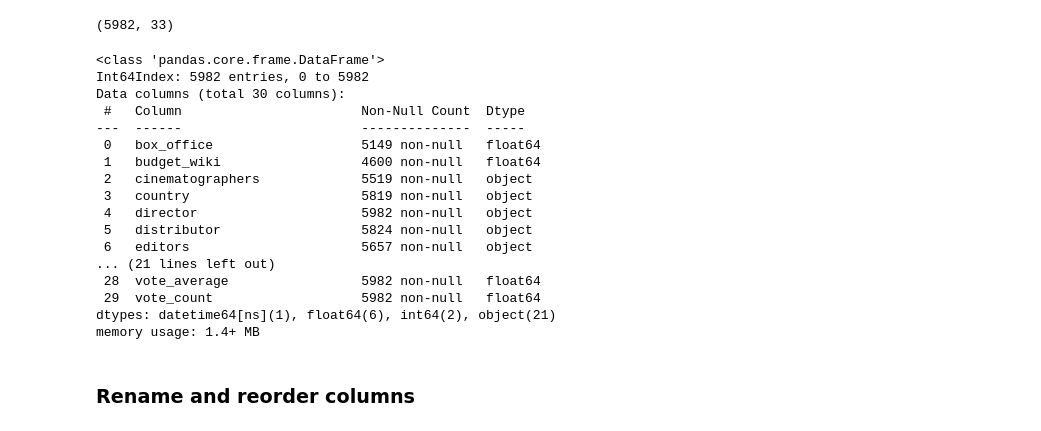
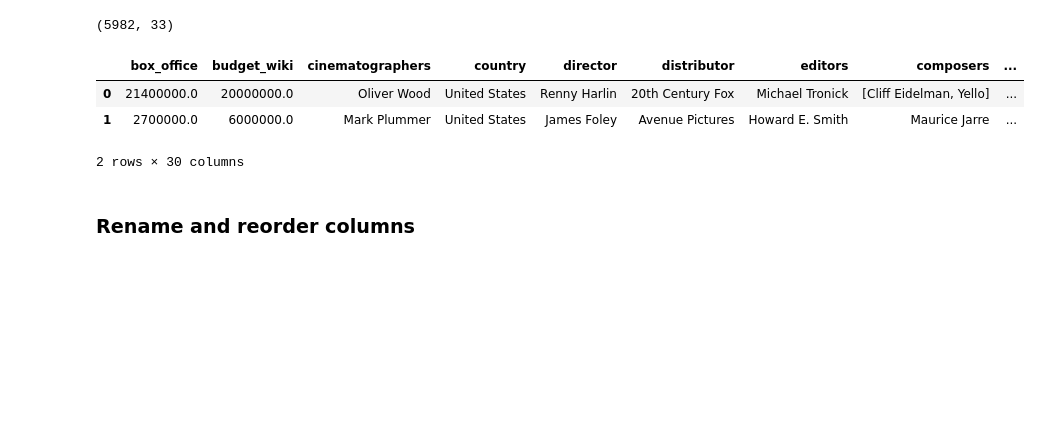
Before and after one commit to tri-bui/sandbox-dbs, a Jupyter notebook: movie-etl/notebooks/2-transform.ipynb, the cells around one changed output. Cells and saved outputs as stored; diff of their text form; code cells hidden in the pictures; blank space fills up the shorter version.

Commit message:
movie-etl: refactor notebook 2

```diff
--- a/movie-etl/notebooks/2-transform.ipynb
+++ b/movie-etl/notebooks/2-transform.ipynb
@@ -439,51 +439,38 @@ def filla_dropb(cola, colb, data):
         Name of column to keep
     colb : str
         Name of column to drop
     data : pandas.core.frame.DataFrame
         Data with redundant columns
 
     Returns
     -------
     pandas.core.frame.DataFrame
         Data with redundant column dropped
     """
 
     # Copy df
     df = data.copy()
 
     def filla(row):
         cond1 = pd.isnull(row[cola]) or row[cola] == 0 # col a val is null
         cond2 = pd.notnull(row[colb]) and row[colb] != 0 # col b val is not null
         return row[colb] if cond1 and cond2 else row[cola]
 
     df[cola] = df.apply(filla, axis=1)
     df.drop(colb, axis=1, inplace=True)
     return df
 
 
 # Fill `budget`, `revenue`, and `runtime` missing vals, then drop `Budget`, `Box office`, `Duration`
 movies_df = filla_dropb('box_office', 'revenue', data=movies_df)
 movies_df = filla_dropb('budget_wiki', 'budget_kaggle', data=movies_df)
 movies_df = filla_dropb('runtime', 'duration', data=movies_df)
-movies_df.info()
+movies_df.head(2)
 # %% [output]
+|  | box_office | budget_wiki | cinematographers | country | director | distributor | editors | composers | ... |
+| 0 | 21400000.0 | 20000000.0 | Oliver Wood | United States | Renny Harlin | 20th Century Fox | Michael Tronick | [Cliff Eidelman, Yello] | ... |
+| 1 | 2700000.0 | 6000000.0 | Mark Plummer | United States | James Foley | Avenue Pictures | Howard E. Smith | Maurice Jarre | ... |
-<class 'pandas.core.frame.DataFrame'>
-Int64Index: 5982 entries, 0 to 5982
-Data columns (total 30 columns):
- #   Column                       Non-Null Count  Dtype
----  ------                       --------------  -----
- 0   box_office                   5149 non-null   float64
- 1   budget_wiki                  4600 non-null   float64
- 2   cinematographers             5519 non-null   object
- 3   country                      5819 non-null   object
- 4   director                     5982 non-null   object
- 5   distributor                  5824 non-null   object
- 6   editors                      5657 non-null   object
-... (21 lines left out)
- 28  vote_average                 5982 non-null   float64
- 29  vote_count                   5982 non-null   float64
-dtypes: datetime64[ns](1), float64(6), int64(2), object(21)
-memory usage: 1.4+ MB
+2 rows × 30 columns
 # %% [markdown]
 ### Rename and reorder columns
 # %%
```
Also changed, not shown: parts of 2 cells of this notebook.
